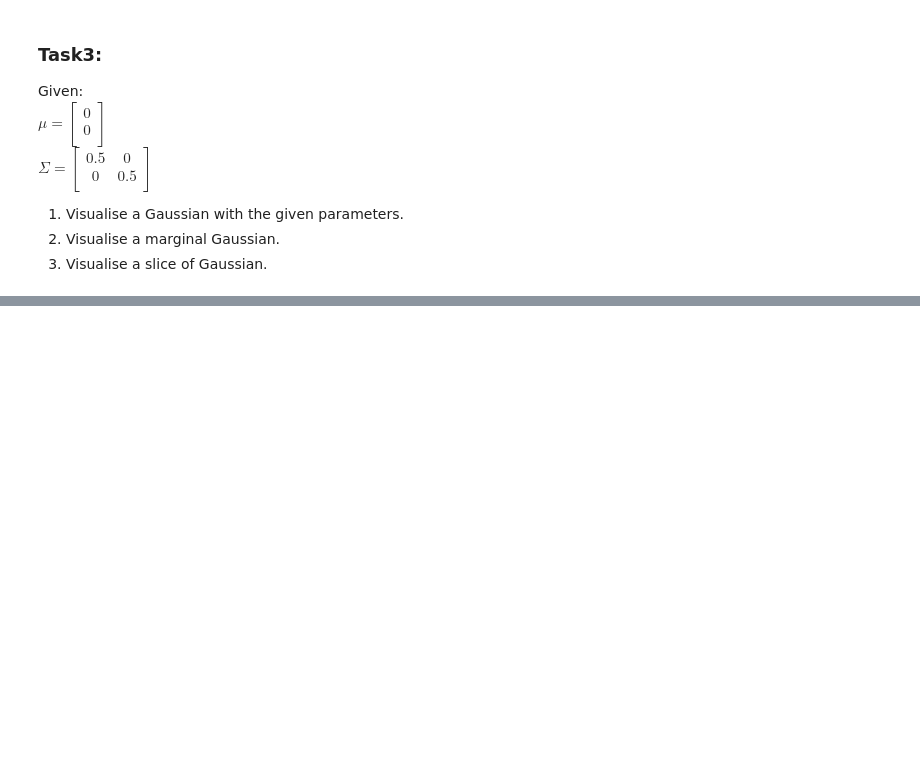
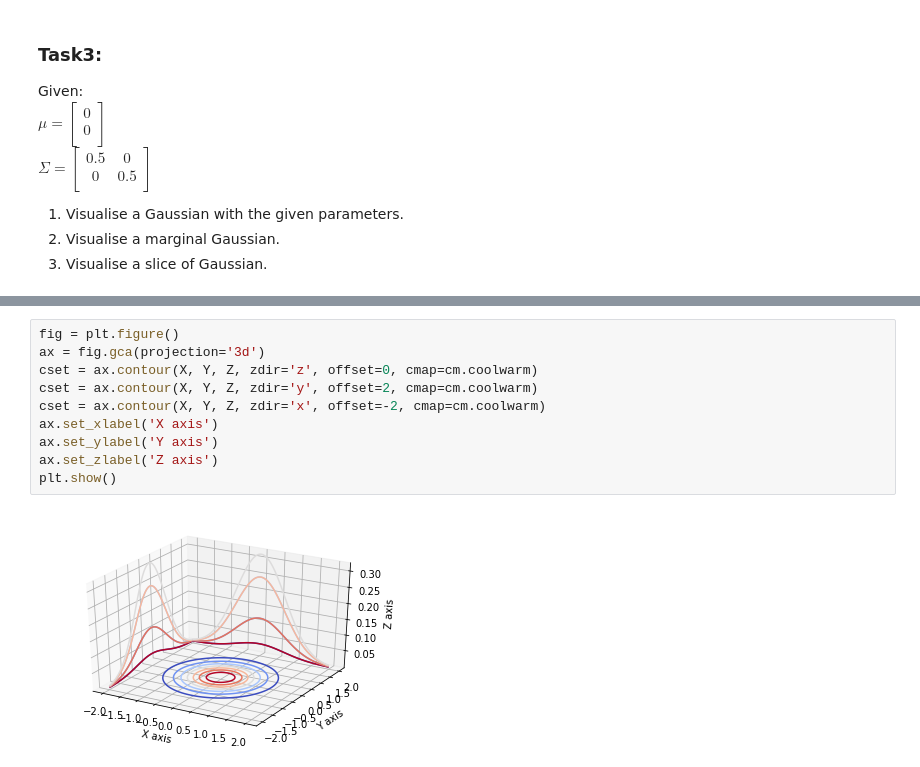
Before and after one commit to debaraj-barua/LearningAndAdaptivity-ss18, a Jupyter notebook: Assignment02/src/02_Exercise1_MaxL.ipynb, the cells around one changed output, grey strips where cells are left out. Drawn from its saved outputs; the diff is of its cells as text; blank space fills up the shorter version.

```diff
--- a/Assignment02/src/02_Exercise1_MaxL.ipynb
+++ b/Assignment02/src/02_Exercise1_MaxL.ipynb
@@ -52,0 +98,12 @@ $\Sigma = \begin{bmatrix}
+# %%
+fig = plt.figure()
+ax = fig.gca(projection='3d')
+cset = ax.contour(X, Y, Z, zdir='z', offset=0, cmap=cm.coolwarm)
+cset = ax.contour(X, Y, Z, zdir='y', offset=2, cmap=cm.coolwarm)
+cset = ax.contour(X, Y, Z, zdir='x', offset=-2, cmap=cm.coolwarm)
+ax.set_xlabel('X axis')
+ax.set_ylabel('Y axis')
+ax.set_zlabel('Z axis')
+plt.show()
+# %% [output]
+[figure, added]
```
Also changed, not shown: parts of 8 cells of this notebook, 1 other file.
